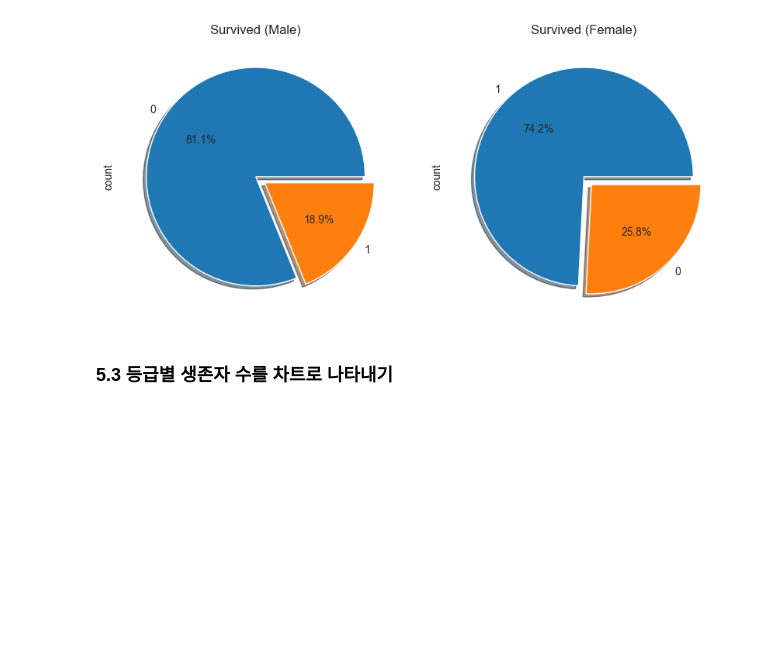
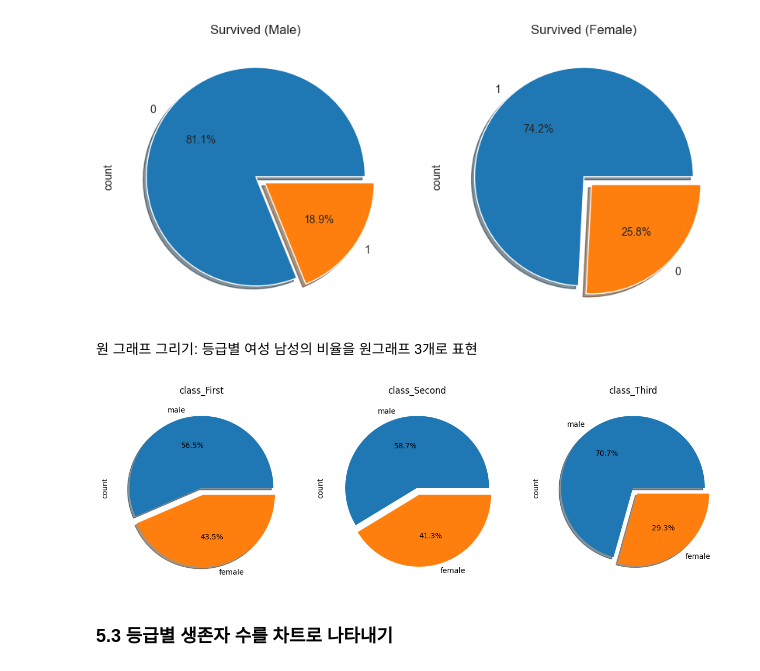
Before and after one commit to sooinp/Desktop, a Jupyter notebook: VSCode/1204통계분석/CH07.ipynb, the cells around one changed output. Drawn from its saved outputs; the diff is of its cells as text; code cells hidden in the pictures; blank space fills up the shorter version.

```diff
--- a/VSCode/1204통계분석/CH07.ipynb
+++ b/VSCode/1204통계분석/CH07.ipynb
@@ -831,6 +904,19 @@ ax[1].set_title('Survived (Female)')
 plt.show()
 # %% [output]
 [figure]
+# %% [markdown]
+원 그래프 그리기: 등급별 여성 남성의 비율을 원그래프 3개로 표현
+# %%
+f,ax = plt.subplots(1, 3, figsize = (15, 5))
+titanic['sex'][titanic['class'] == 'First'].value_counts().plot.pie(explode = [0,0.1], autopct = '%1.1f%%', ax = ax[0], shadow = True)
+titanic['sex'][titanic['class'] == 'Second'].value_counts().plot.pie(explode = [0,0.1], autopct = '%1.1f%%', ax = ax[1], shadow = False)
+titanic['sex'][titanic['class'] == 'Third'].value_counts().plot.pie(explode = [0,0.1], autopct = '%1.1f%%', ax = ax[2], shadow = True)
+ax[0].set_title('class_First')
+ax[1].set_title('class_Second')
+ax[2].set_title('class_Third')
+plt.show()
+# %% [output]
+[figure, added]
 # %% [markdown]
 ### 5.3 등급별 생존자 수를 차트로 나타내기
 # %%
```
Also changed, not shown: parts of 36 cells of this notebook, 14 other files.
